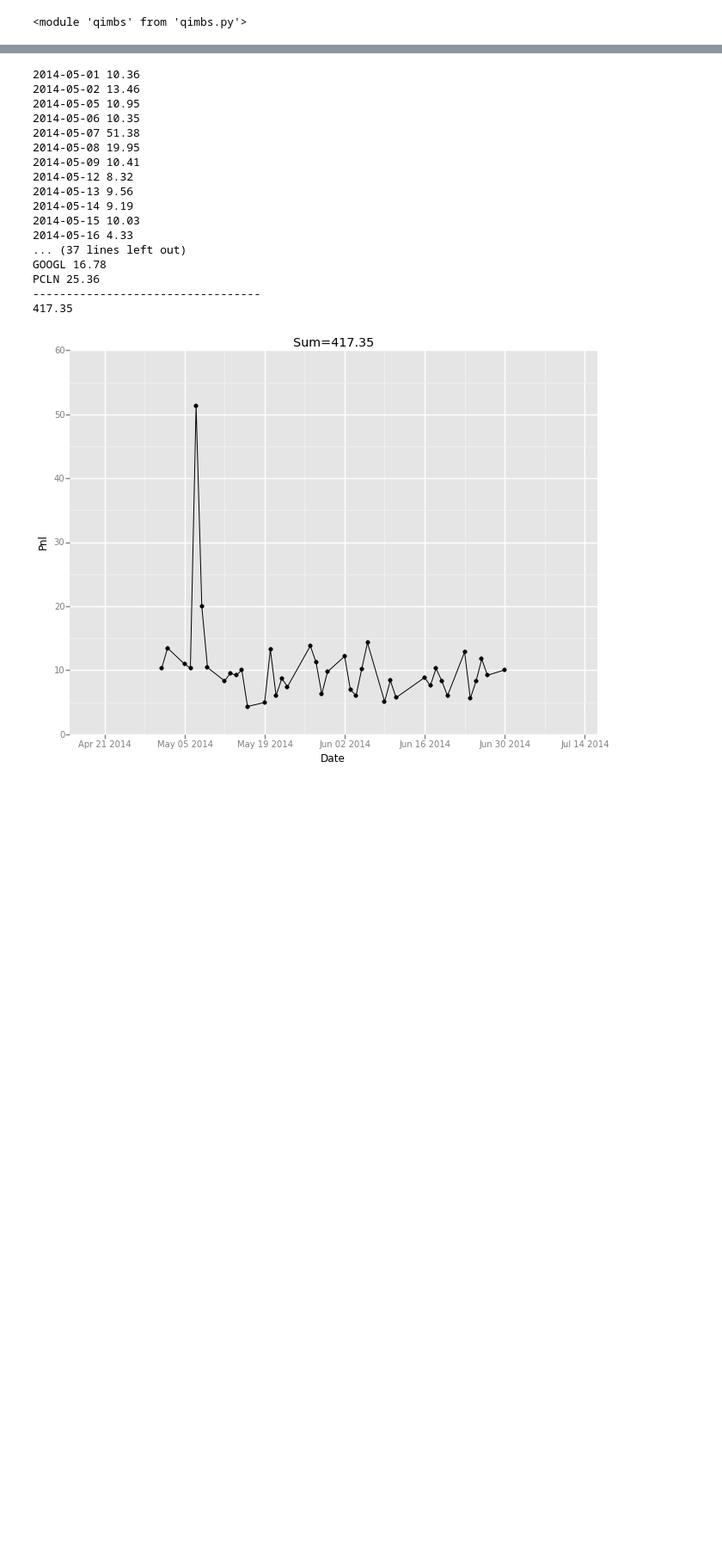
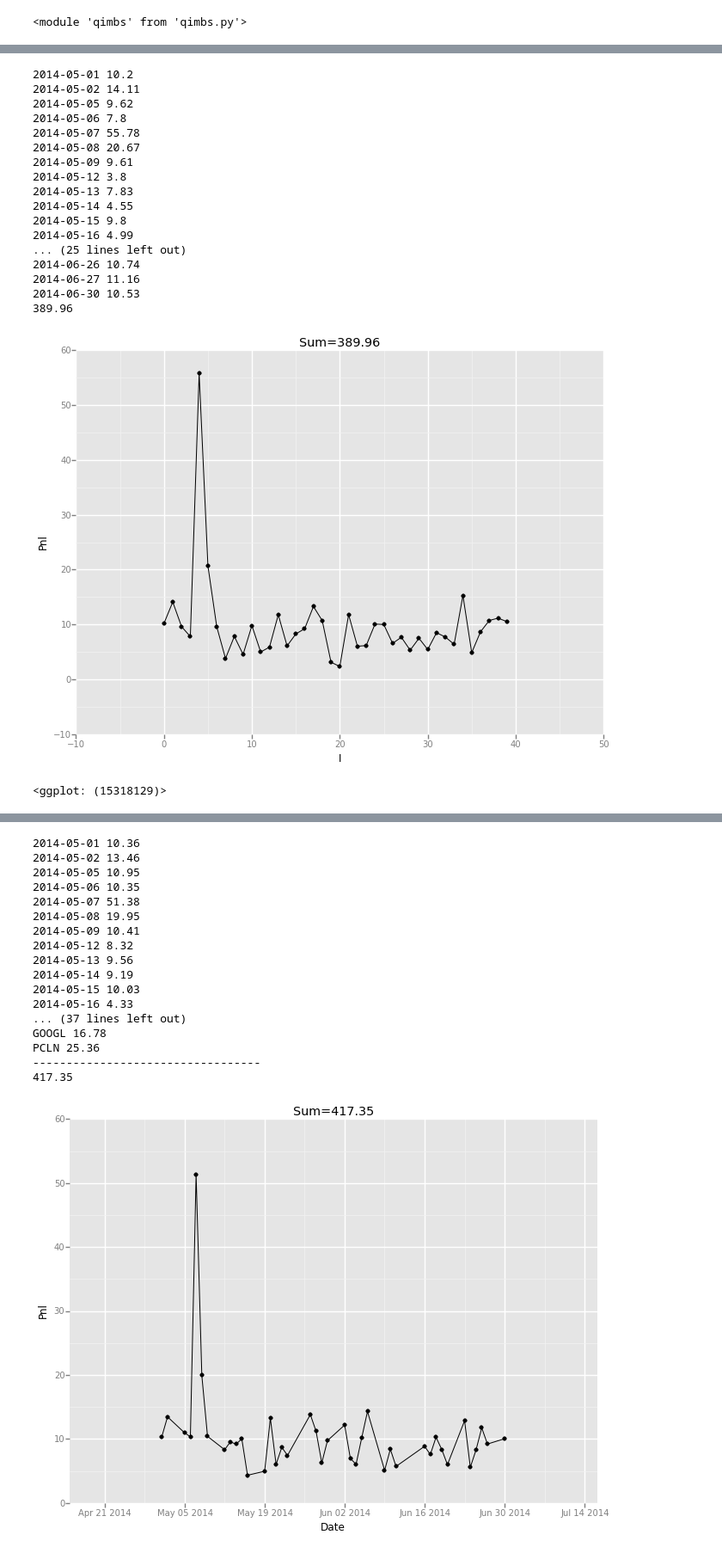
Before and after one commit to bilykigor/qimb, a Jupyter notebook: RankClassifier.ipynb, the cells around one changed output, grey strips where cells are left out. Shown: that part at 86% size. Saved outputs shown, nothing was run; the diff lists cells and outputs as text; code cells hidden in the pictures; blank space fills up the shorter version.

```diff
--- a/RankClassifier.ipynb
+++ b/RankClassifier.ipynb
@@ -78,3 +132,29 @@ Precision - 0.770676691729, Recall - 0.887445887446, F_Score - 0.824949698189
+# %%
+#RandomForest
+Signals =  qimbs.get_signals1(imbalanceMsg,XM,y,RF,dates,datesDF)
+result2 = qimbs.get_performance(Signals,df,dates,0)
+result2['I'] = result2.index
+ggplot(result2, aes('I','Pnl')) + geom_point() + ggtitle('Sum=%s' % result2.Pnl.sum()) + geom_line()
+# %% [output]
+2014-05-01 10.2
+2014-05-02 14.11
+2014-05-05 9.62
+2014-05-06 7.8
+2014-05-07 55.78
+2014-05-08 20.67
+2014-05-09 9.61
+2014-05-12 3.8
+2014-05-13 7.83
+2014-05-14 4.55
+2014-05-15 9.8
+2014-05-16 4.99
+... (25 lines left out)
+2014-06-26 10.74
+2014-06-27 11.16
+2014-06-30 10.53
+389.96
+[figure, added]
+<ggplot: (15318129)>
 # %%
 #Apply Random Forest
 qimbs.OneModelResults(RF,XM,y,ERRORS,dates,datesDF)
```
Also changed, not shown: parts of 12 cells of this notebook, 5 other files.
